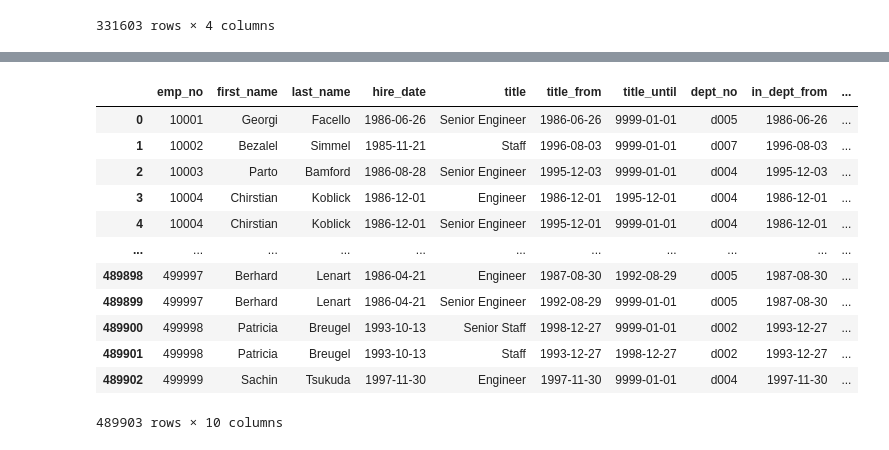
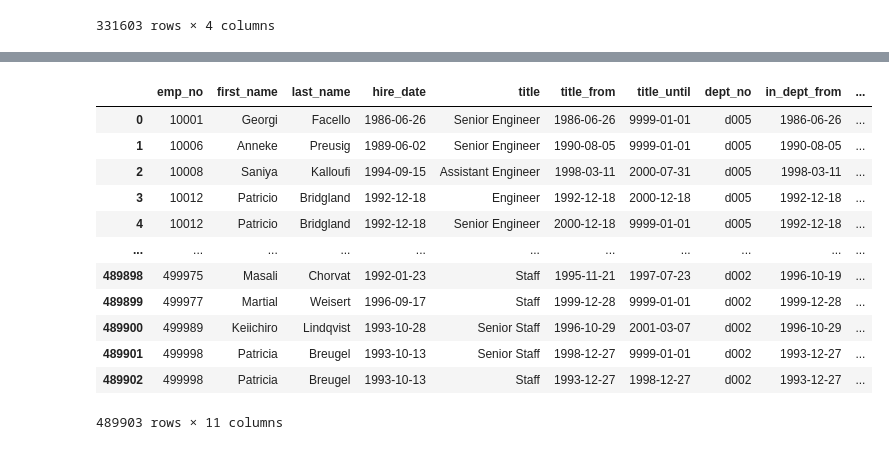
Before and after one commit to sophia-stewart/numpy-pandas-visualization-exercises, a Jupyter notebook: advanced_dataframes.ipynb, the cells around one changed output, grey strips where cells are left out. Cells and saved outputs as stored; diff of their text form; code cells hidden in the pictures.

```diff
--- a/advanced_dataframes.ipynb
+++ b/advanced_dataframes.ipynb
@@ -530,7 +534,7 @@ dtype: object
 # %% [markdown]
 #### 5. Join the `employees` and `titles` DataFrames together.
 # %%
-emp_titles_df = employees_df.merge(titles_df)
+emp_titles_df = employees_df.merge(titles_df, left_on='emp_no', right_on='emp_no', how='inner')
 emp_titles_df
 # %% [output]
 |  | emp_no | birth_date | first_name | last_name | gender | hire_date | title | from_date | to_date |
@@ -609,3 +598,7 @@ dept_emp_df
 | 331601 | 499998 | d002 | 1993-12-27 | 9999-01-01 |
 | 331602 | 499999 | d004 | 1997-11-30 | 9999-01-01 |
 331603 rows × 4 columns
+# %%
+sql = 'SELECT * FROM departments'
+departments_df = pd.read_sql(sql,get_db_url("employees"))
+departments_df
@@ -612,18 +616,20 @@ dept_emp_df
 # %%
 emp_title_dept = emp_titles_df.merge(dept_emp_df, left_on='emp_no', right_on='emp_no')
 emp_title_dept = emp_title_dept.drop(columns={'birth_date','gender'}).rename(columns={'from_date_x':'title_from', 'to_date_x':'title_until', 'from_date_y':'in_dept_from', 'to_date_y':'in_dept_until'})
+emp_title_dept = emp_title_dept.merge(departments_df)
 emp_title_dept
+#emp_title_dept[(emp_title_dept['title_until'] == '9999-01-01') & (emp_title_dept['in_dept_until'] == '9999-01-01')]
 # %% [output]
 |  | emp_no | first_name | last_name | hire_date | title | title_from | title_until | dept_no | in_dept_from | ... |
 | 0 | 10001 | Georgi | Facello | 1986-06-26 | Senior Engineer | 1986-06-26 | 9999-01-01 | d005 | 1986-06-26 | ... |
-| 1 | 10002 | Bezalel | Simmel | 1985-11-21 | Staff | 1996-08-03 | 9999-01-01 | d007 | 1996-08-03 | ... |
-| 2 | 10003 | Parto | Bamford | 1986-08-28 | Senior Engineer | 1995-12-03 | 9999-01-01 | d004 | 1995-12-03 | ... |
-| 3 | 10004 | Chirstian | Koblick | 1986-12-01 | Engineer | 1986-12-01 | 1995-12-01 | d004 | 1986-12-01 | ... |
-| 4 | 10004 | Chirstian | Koblick | 1986-12-01 | Senior Engineer | 1995-12-01 | 9999-01-01 | d004 | 1986-12-01 | ... |
+| 1 | 10006 | Anneke | Preusig | 1989-06-02 | Senior Engineer | 1990-08-05 | 9999-01-01 | d005 | 1990-08-05 | ... |
+| 2 | 10008 | Saniya | Kalloufi | 1994-09-15 | Assistant Engineer | 1998-03-11 | 2000-07-31 | d005 | 1998-03-11 | ... |
+| 3 | 10012 | Patricio | Bridgland | 1992-12-18 | Engineer | 1992-12-18 | 2000-12-18 | d005 | 1992-12-18 | ... |
+| 4 | 10012 | Patricio | Bridgland | 1992-12-18 | Senior Engineer | 2000-12-18 | 9999-01-01 | d005 | 1992-12-18 | ... |
 | ... | ... | ... | ... | ... | ... | ... | ... | ... | ... | ... |
-| 489898 | 499997 | Berhard | Lenart | 1986-04-21 | Engineer | 1987-08-30 | 1992-08-29 | d005 | 1987-08-30 | ... |
-| 489899 | 499997 | Berhard | Lenart | 1986-04-21 | Senior Engineer | 1992-08-29 | 9999-01-01 | d005 | 1987-08-30 | ... |
-| 489900 | 499998 | Patricia | Breugel | 1993-10-13 | Senior Staff | 1998-12-27 | 9999-01-01 | d002 | 1993-12-27 | ... |
-| 489901 | 499998 | Patricia | Breugel | 1993-10-13 | Staff | 1993-12-27 | 1998-12-27 | d002 | 1993-12-27 | ... |
-| 489902 | 499999 | Sachin | Tsukuda | 1997-11-30 | Engineer | 1997-11-30 | 9999-01-01 | d004 | 1997-11-30 | ... |
+| 489898 | 499975 | Masali | Chorvat | 1992-01-23 | Staff | 1995-11-21 | 1997-07-23 | d002 | 1996-10-19 | ... |
+| 489899 | 499977 | Martial | Weisert | 1996-09-17 | Staff | 1999-12-28 | 9999-01-01 | d002 | 1999-12-28 | ... |
+| 489900 | 499989 | Keiichiro | Lindqvist | 1993-10-28 | Senior Staff | 1996-10-29 | 2001-03-07 | d002 | 1996-10-29 | ... |
+| 489901 | 499998 | Patricia | Breugel | 1993-10-13 | Senior Staff | 1998-12-27 | 9999-01-01 | d002 | 1993-12-27 | ... |
+| 489902 | 499998 | Patricia | Breugel | 1993-10-13 | Staff | 1993-12-27 | 1998-12-27 | d002 | 1993-12-27 | ... |
-489903 rows × 10 columns
+489903 rows × 11 columns
```
Also changed, not shown: parts of 10 cells of this notebook.
